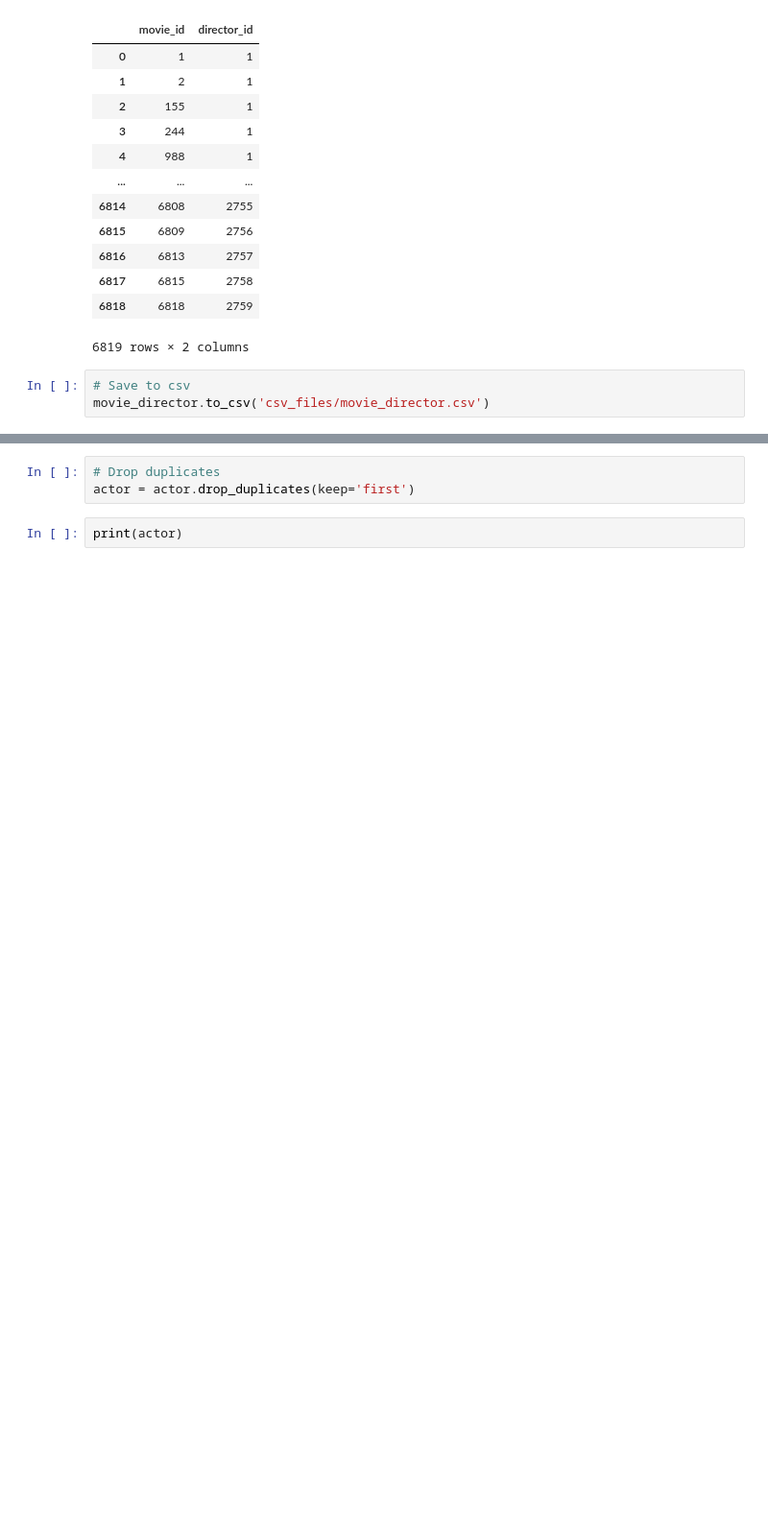
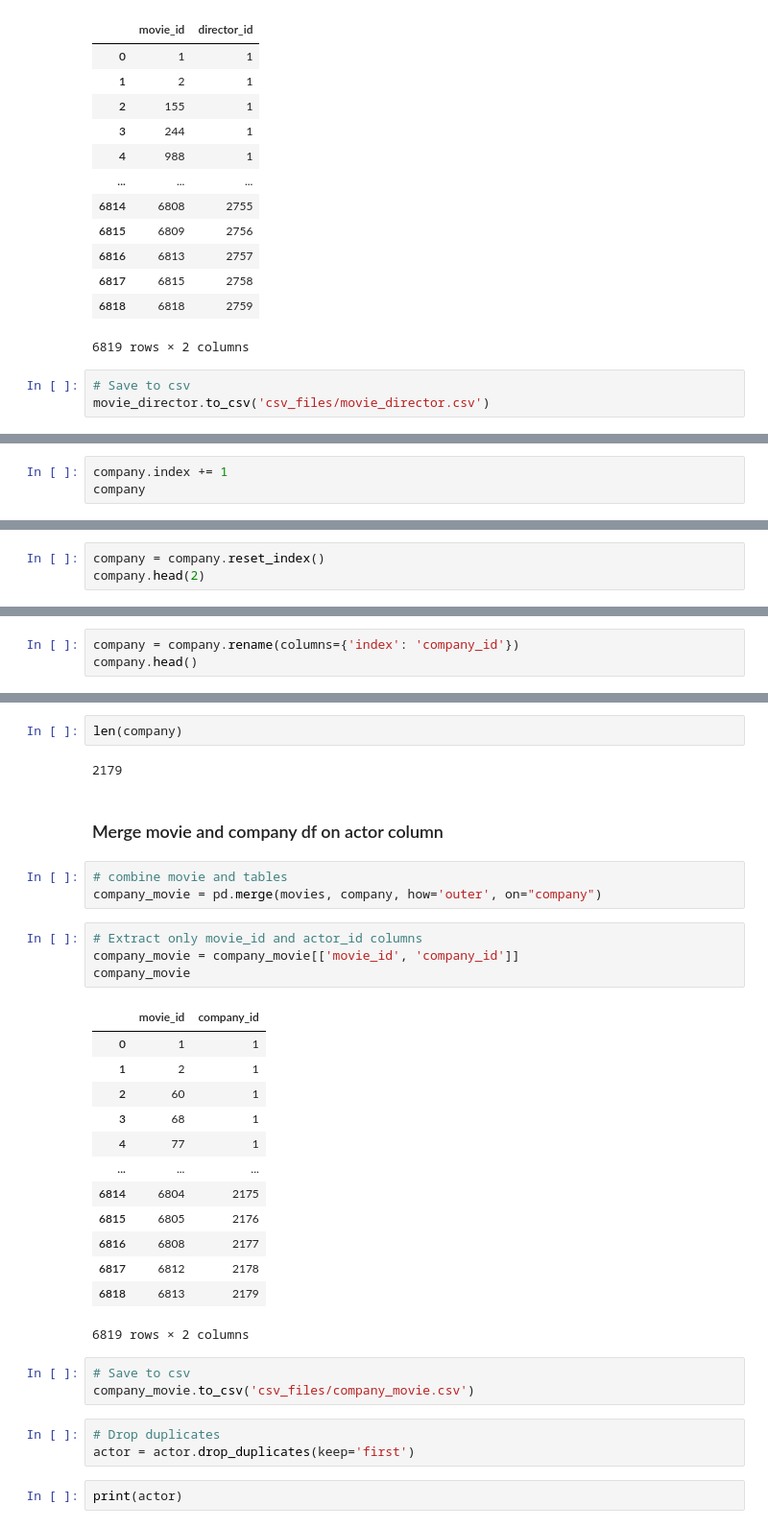
Before and after one commit to IrinaUX/Group7-ETL-Project, a Jupyter notebook: ETL_final.ipynb, the cells around one changed output, grey strips where cells are left out. Shown: that part at 96% size. Drawn from its saved outputs; the diff is of its cells as text; blank space fills up the shorter version.

Commit message:
Add company_movie table.

```diff
--- a/ETL_final.ipynb
+++ b/ETL_final.ipynb
@@ -754,0 +776,3 @@ movie_director.to_csv('csv_files/movie_director.csv')
+# %%
+company.index += 1
+company
@@ -754,0 +793,3 @@ movie_director.to_csv('csv_files/movie_director.csv')
+# %%
+company = company.reset_index()
+company.head(2)
@@ -754,0 +800,3 @@ movie_director.to_csv('csv_files/movie_director.csv')
+# %%
+company = company.rename(columns={'index': 'company_id'})
+company.head()
@@ -755,3 +810,33 @@ movie_director.to_csv('csv_files/movie_director.csv')
+# %%
+len(company)
+# %% [output]
+2179
+# %% [markdown]
+### Merge movie and company df on actor column
+# %%
+# combine movie and tables
+company_movie = pd.merge(movies, company, how='outer', on="company")
+# %%
+# Extract only movie_id and actor_id columns
+company_movie = company_movie[['movie_id', 'company_id']]
+company_movie
+# %% [output]
+|  | movie_id | company_id |
+| 0 | 1 | 1 |
+| 1 | 2 | 1 |
+| 2 | 60 | 1 |
+| 3 | 68 | 1 |
+| 4 | 77 | 1 |
+| ... | ... | ... |
+| 6814 | 6804 | 2175 |
+| 6815 | 6805 | 2176 |
+| 6816 | 6808 | 2177 |
+| 6817 | 6812 | 2178 |
+| 6818 | 6813 | 2179 |
+6819 rows × 2 columns
+# %%
+# Save to csv
+company_movie.to_csv('csv_files/company_movie.csv')
 # %%
 # Drop duplicates
 actor = actor.drop_duplicates(keep='first')
```
Also changed, not shown: parts of 7 cells of this notebook.
